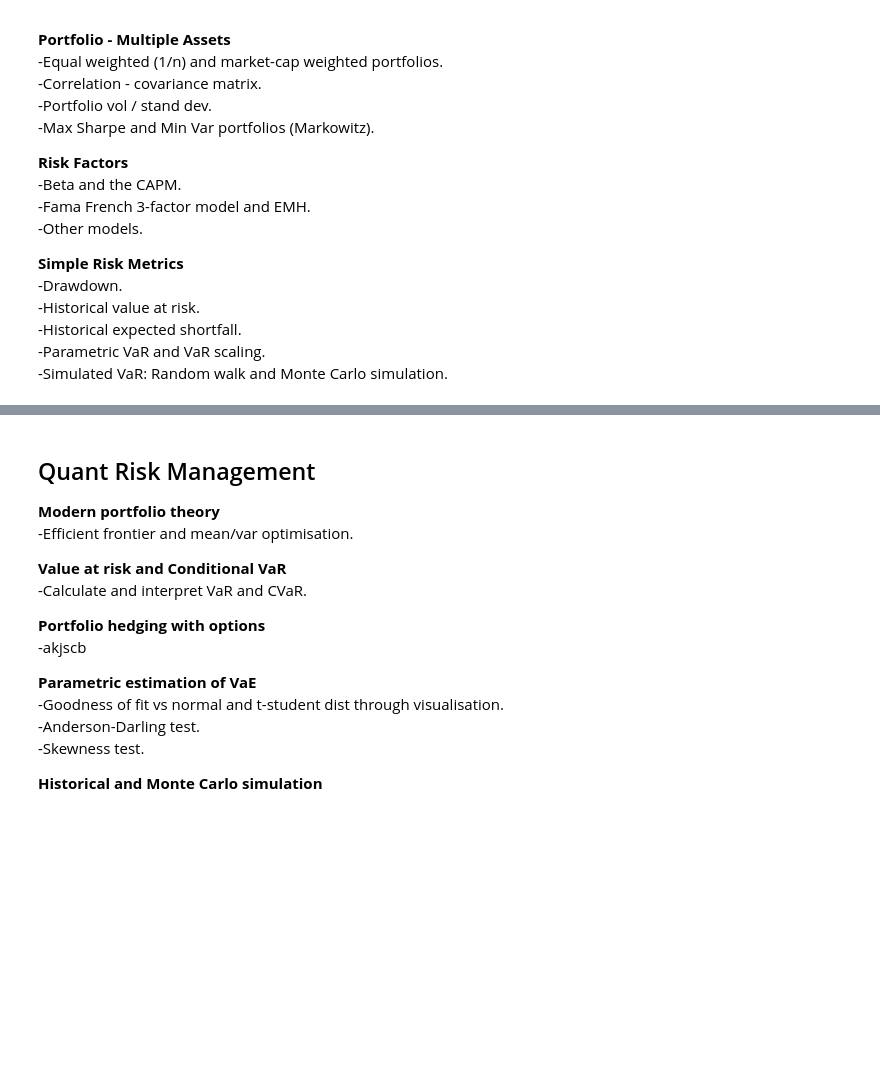
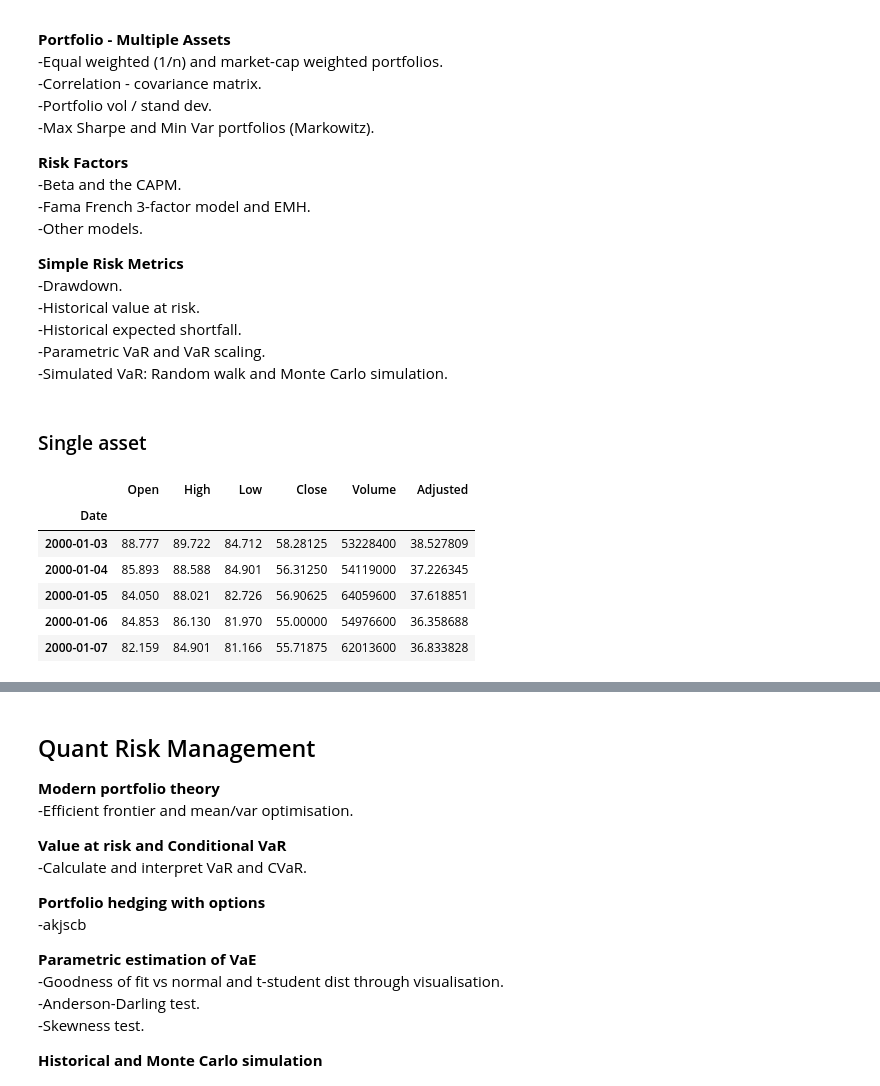
Before and after one commit to bearloop/learning-resources, a Jupyter notebook: 3_quant_risk_management.ipynb, the cells around one changed output, grey strips where cells are left out. Cells and saved outputs as stored; diff of their text form; code cells hidden in the pictures; blank space fills up the shorter version.

```diff
--- a/3_quant_risk_management.ipynb
+++ b/3_quant_risk_management.ipynb
@@ -24,0 +30,13 @@
+# %% [markdown]
+### Single asset
+# %%
+msft_prices = pd.read_csv('./assets/qrm_MSFTPrices.csv',index_col='Date')
+msft_prices.head()
+# %% [output]
+|  | Open | High | Low | Close | Volume | Adjusted |
+| Date |  |  |  |  |  |  |
+| 2000-01-03 | 88.777 | 89.722 | 84.712 | 58.28125 | 53228400 | 38.527809 |
+| 2000-01-04 | 85.893 | 88.588 | 84.901 | 56.31250 | 54119000 | 37.226345 |
+| 2000-01-05 | 84.050 | 88.021 | 82.726 | 56.90625 | 64059600 | 37.618851 |
+| 2000-01-06 | 84.853 | 86.130 | 81.970 | 55.00000 | 54976600 | 36.358688 |
+| 2000-01-07 | 82.159 | 84.901 | 81.166 | 55.71875 | 62013600 | 36.833828 |
```
Also changed, not shown: parts of 23 cells of this notebook, 5 other files.
